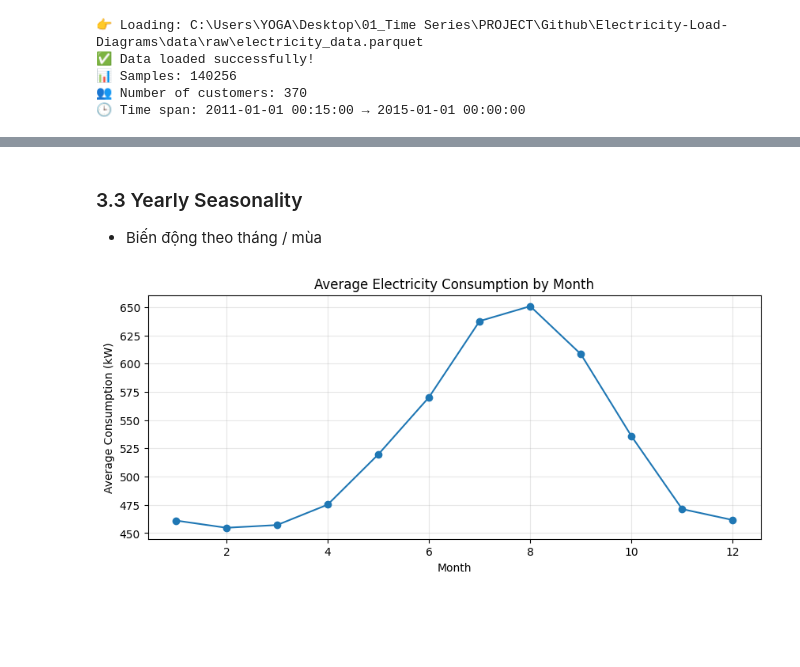
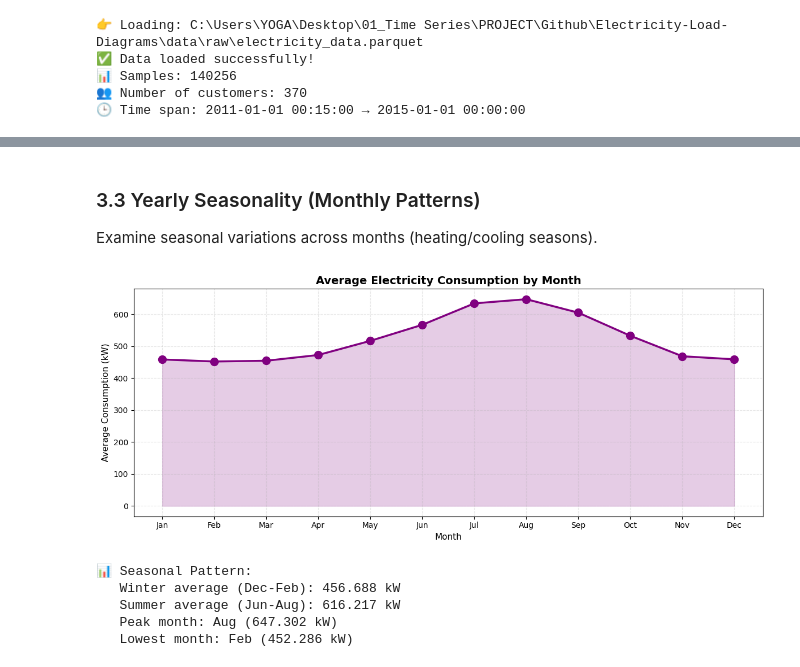
Before and after one commit to Dai-Nguyen1506/Electricity-Load-Diagrams, a Jupyter notebook: notebooks/02_eda.ipynb, the cells around one changed output, grey strips where cells are left out. Cells and saved outputs as stored; diff of their text form; code cells hidden in the pictures; blank space fills up the shorter version.

```diff
--- a/notebooks/02_eda.ipynb
+++ b/notebooks/02_eda.ipynb
@@ -7,22 +21,26 @@
 # %% [markdown]
 ## 1. Setup and Load Dataset
 # %%
-# Core (in requirements.txt)
+# Import libraries
 import pandas as pd
+import numpy as np
+import matplotlib.pyplot as plt
+import seaborn as sns
+from statsmodels.tsa.seasonal import seasonal_decompose
 
-# Visualization
-import matplotlib.pyplot as plt
-
-# Add the root directory to the path so Python can find the 'src' module
+# Add project root to path
 import os
 import sys
 sys.path.append(os.path.abspath('../'))
 from src.data_loader import load_raw_data
 
-# Display configuration
+# Visualization settings
+plt.style.use('seaborn-v0_8-darkgrid')
+sns.set_palette("husl")
 pd.set_option("display.max_columns", 50)
 pd.set_option("display.width", 120)
 
-# Check Python version (Requires 3.10.11 as specified in .python-version)
-print(f"Python version: {sys.version}")
+print(f"✓ Python version: {sys.version.split()[0]}")
+print(f"✓ Pandas version: {pd.__version__}")
+print(f"✓ NumPy version: {np.__version__}")
 # %% [output]
@@ -113,15 +239,34 @@ plt.show()
 # %% [markdown]
-### 3.3 Yearly Seasonality
-- Biến động theo tháng / mùa
+### 3.3 Yearly Seasonality (Monthly Patterns)
+
+Examine seasonal variations across months (heating/cooling seasons).
 # %%
-# theo tháng
+# Calculate average consumption by month
 monthly_avg = df_time.groupby("month").mean().mean(axis=1)
-plt.figure(figsize=(10, 4))
-plt.plot(monthly_avg, marker="o")
-plt.title("Average Electricity Consumption by Month")
-plt.xlabel("Month")
-plt.ylabel("Average Consumption (kW)")
-plt.grid(alpha=0.3)
+months = ['Jan', 'Feb', 'Mar', 'Apr', 'May', 'Jun', 'Jul', 'Aug', 'Sep', 'Oct', 'Nov', 'Dec']
+
+plt.figure(figsize=(12, 5))
+plt.plot(range(1, 13), monthly_avg, marker="o", linewidth=2.5, markersize=10, color='purple')
+plt.fill_between(range(1, 13), monthly_avg, alpha=0.2, color='purple')
+plt.title("Average Electricity Consumption by Month", fontsize=14, fontweight='bold')
+plt.xlabel("Month", fontsize=11)
+plt.ylabel("Average Consumption (kW)", fontsize=11)
+plt.xticks(range(1, 13), months)
+plt.grid(alpha=0.3, linestyle='--')
+plt.tight_layout()
 plt.show()
+
+winter_avg = monthly_avg[[12, 1, 2]].mean()  # Dec, Jan, Feb
+summer_avg = monthly_avg[[6, 7, 8]].mean()    # Jun, Jul, Aug
+print(f"📊 Seasonal Pattern:")
+print(f"   Winter average (Dec-Feb): {winter_avg:.3f} kW")
+print(f"   Summer average (Jun-Aug): {summer_avg:.3f} kW")
+print(f"   Peak month: {months[monthly_avg.idxmax()-1]} ({monthly_avg.max():.3f} kW)")
+print(f"   Lowest month: {months[monthly_avg.idxmin()-1]} ({monthly_avg.min():.3f} kW)")
 # %% [output]
-[figure, old version]
+[figure, new version]
+📊 Seasonal Pattern:
+   Winter average (Dec-Feb): 456.688 kW
+   Summer average (Jun-Aug): 616.217 kW
+   Peak month: Aug (647.302 kW)
+   Lowest month: Feb (452.286 kW)
```
Also changed, not shown: parts of 37 cells of this notebook.
